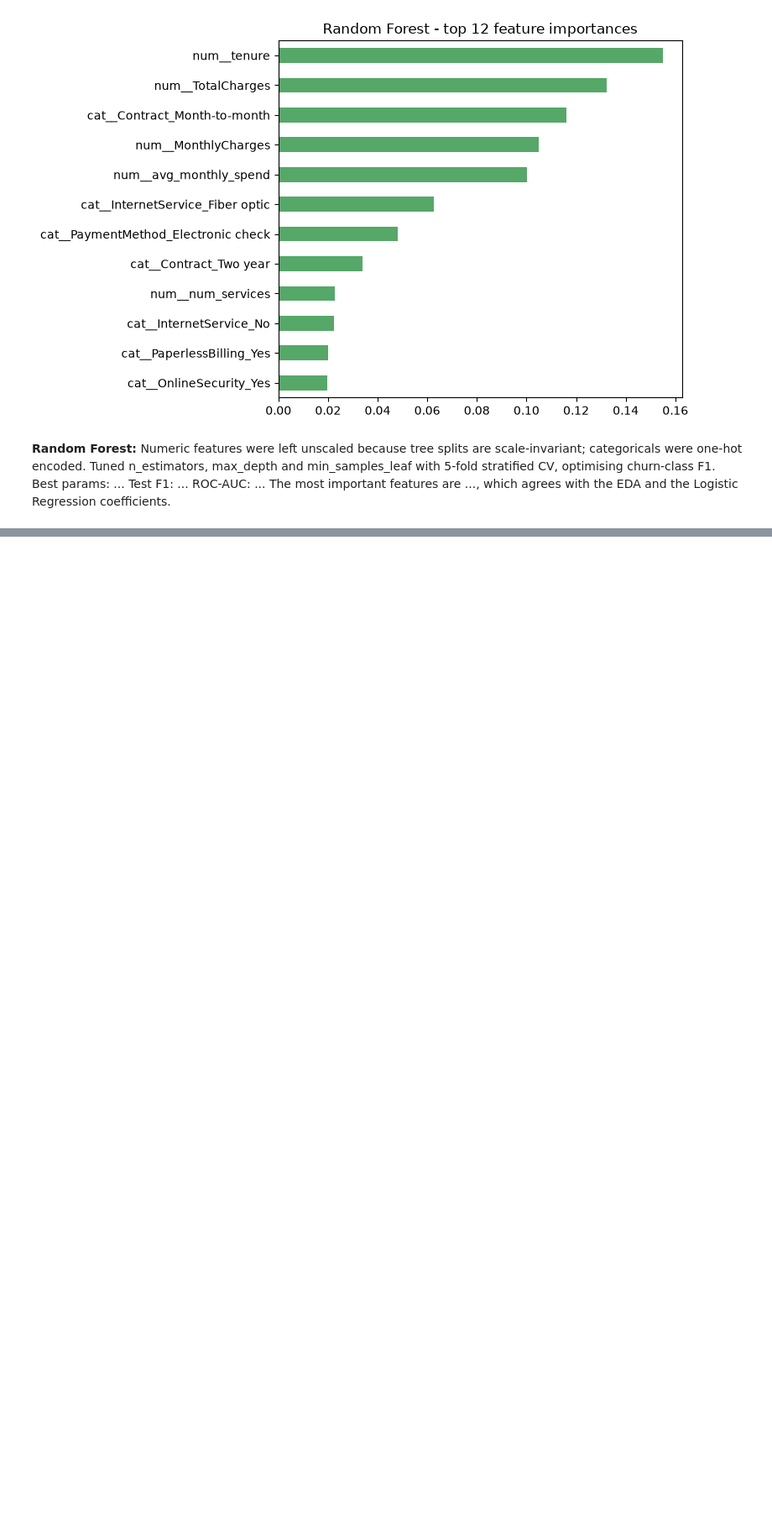
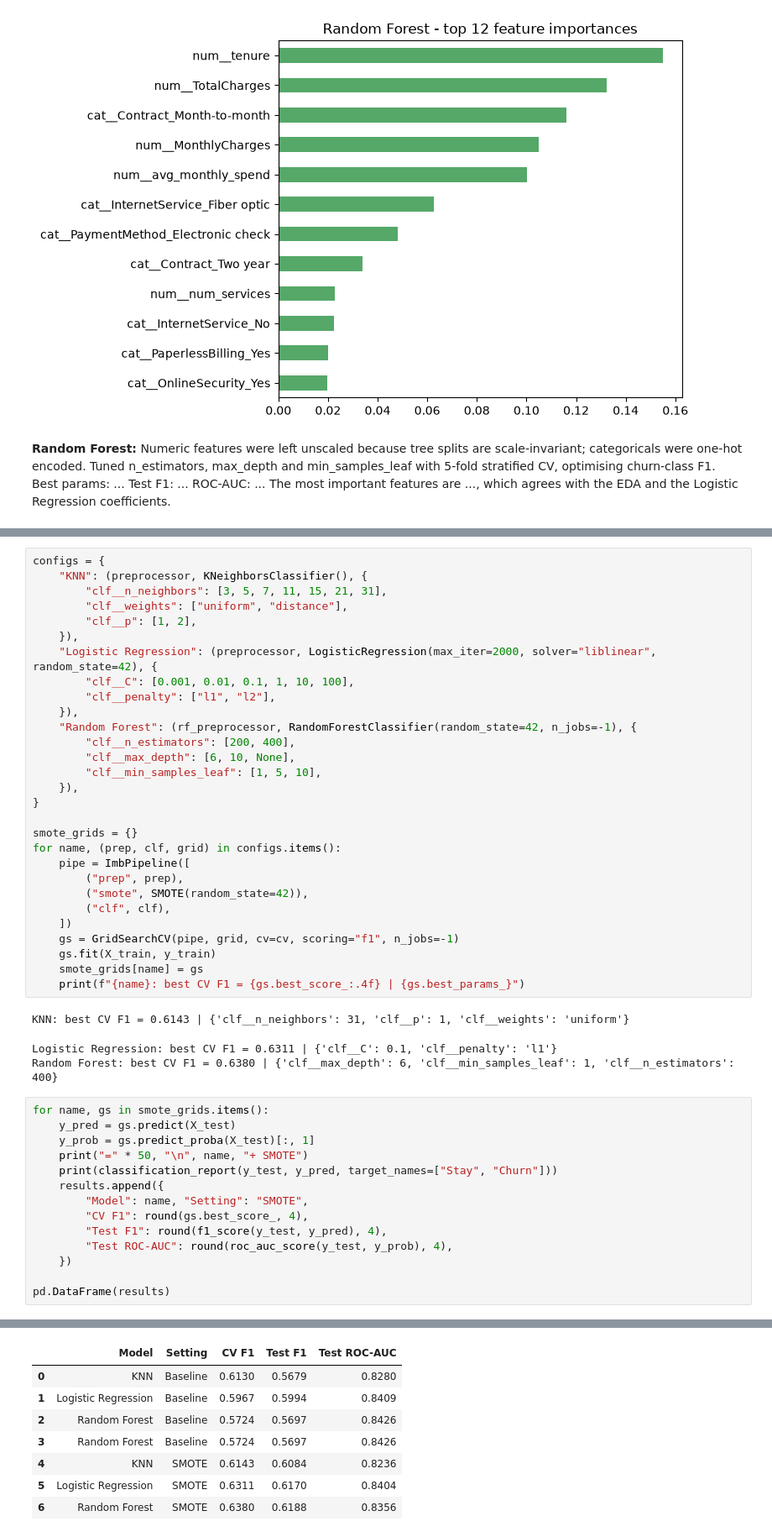
Before and after one commit to urmaneeshjayawardena/telco-churn, a Jupyter notebook: churn_classification.ipynb, the cells around one changed output, grey strips where cells are left out. Shown at 84% size. Saved outputs shown, nothing was run; the diff lists cells and outputs as text; blank space fills up the shorter version.

```diff
--- a/churn_classification.ipynb
+++ b/churn_classification.ipynb
@@ -493,0 +499,48 @@ plt.show()
+# %%
+configs = {
+    "KNN": (preprocessor, KNeighborsClassifier(), {
+        "clf__n_neighbors": [3, 5, 7, 11, 15, 21, 31],
+        "clf__weights": ["uniform", "distance"],
+        "clf__p": [1, 2],
+    }),
+    "Logistic Regression": (preprocessor, LogisticRegression(max_iter=2000, solver="liblinear", random_state=42), {
+        "clf__C": [0.001, 0.01, 0.1, 1, 10, 100],
+        "clf__penalty": ["l1", "l2"],
+    }),
+    "Random Forest": (rf_preprocessor, RandomForestClassifier(random_state=42, n_jobs=-1), {
+        "clf__n_estimators": [200, 400],
+        "clf__max_depth": [6, 10, None],
+        "clf__min_samples_leaf": [1, 5, 10],
+    }),
+}
+
+smote_grids = {}
+for name, (prep, clf, grid) in configs.items():
+    pipe = ImbPipeline([
+        ("prep", prep),
+        ("smote", SMOTE(random_state=42)),
+        ("clf", clf),
+    ])
+    gs = GridSearchCV(pipe, grid, cv=cv, scoring="f1", n_jobs=-1)
+    gs.fit(X_train, y_train)
+    smote_grids[name] = gs
+    print(f"{name}: best CV F1 = {gs.best_score_:.4f} | {gs.best_params_}")
+# %% [output]
+KNN: best CV F1 = 0.6143 | {'clf__n_neighbors': 31, 'clf__p': 1, 'clf__weights': 'uniform'}
+Logistic Regression: best CV F1 = 0.6311 | {'clf__C': 0.1, 'clf__penalty': 'l1'}
+Random Forest: best CV F1 = 0.6380 | {'clf__max_depth': 6, 'clf__min_samples_leaf': 1, 'clf__n_estimators': 400}
+# %%
+for name, gs in smote_grids.items():
+    y_pred = gs.predict(X_test)
+    y_prob = gs.predict_proba(X_test)[:, 1]
+    print("=" * 50, "\n", name, "+ SMOTE")
+    print(classification_report(y_test, y_pred, target_names=["Stay", "Churn"]))
+    results.append({
+        "Model": name, "Setting": "SMOTE",
+        "CV F1": round(gs.best_score_, 4),
+        "Test F1": round(f1_score(y_test, y_pred), 4),
+        "Test ROC-AUC": round(roc_auc_score(y_test, y_prob), 4),
+    })
+
+pd.DataFrame(results)
+# %% [output]
@@ -493,0 +564,8 @@ plt.show()
+|  | Model | Setting | CV F1 | Test F1 | Test ROC-AUC |
+| 0 | KNN | Baseline | 0.6130 | 0.5679 | 0.8280 |
+| 1 | Logistic Regression | Baseline | 0.5967 | 0.5994 | 0.8409 |
+| 2 | Random Forest | Baseline | 0.5724 | 0.5697 | 0.8426 |
+| 3 | Random Forest | Baseline | 0.5724 | 0.5697 | 0.8426 |
+| 4 | KNN | SMOTE | 0.6143 | 0.6084 | 0.8236 |
+| 5 | Logistic Regression | SMOTE | 0.6311 | 0.6170 | 0.8404 |
+| 6 | Random Forest | SMOTE | 0.6380 | 0.6188 | 0.8356 |
```
Also changed, not shown: parts of 4 cells of this notebook.
